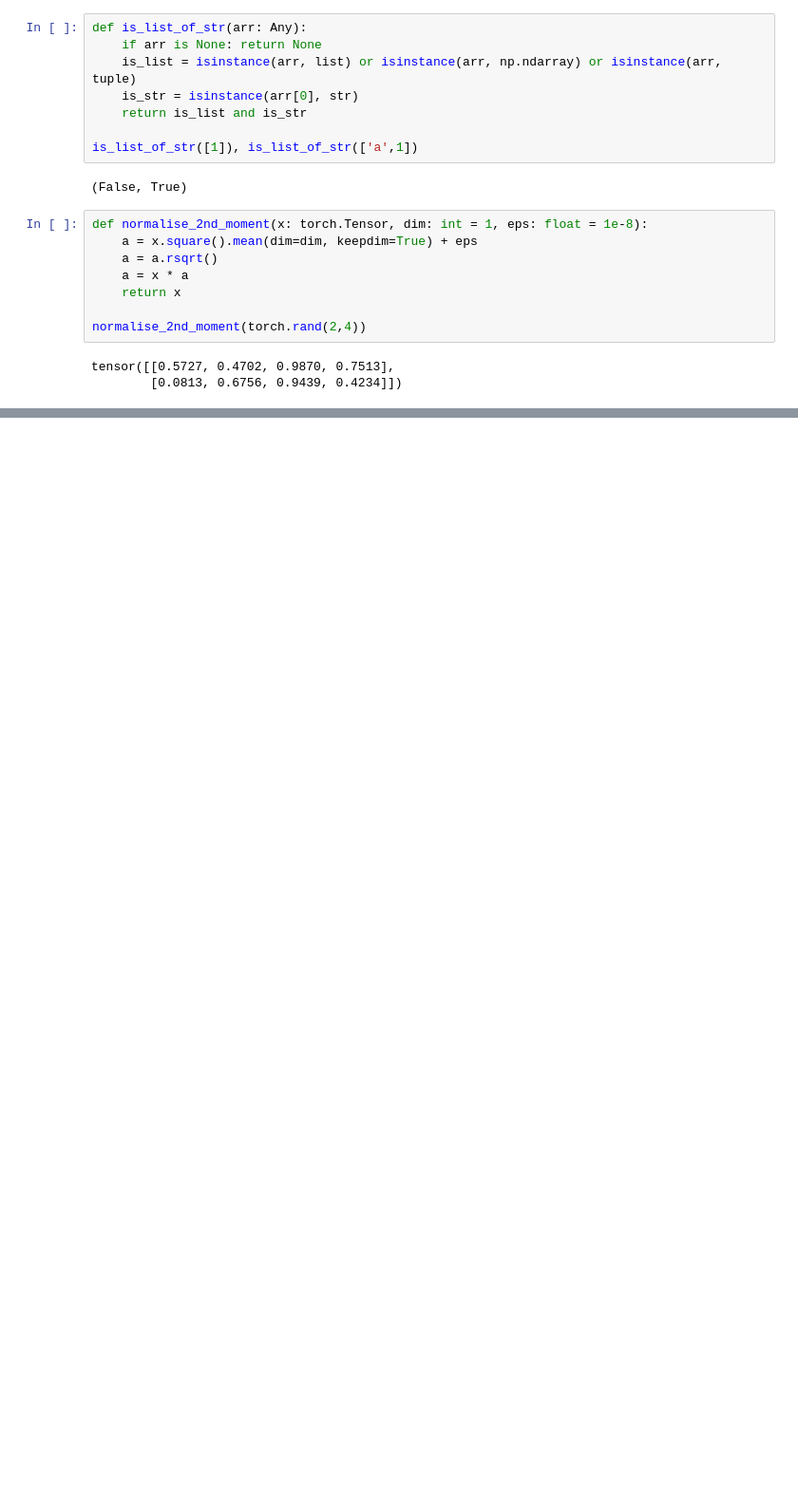
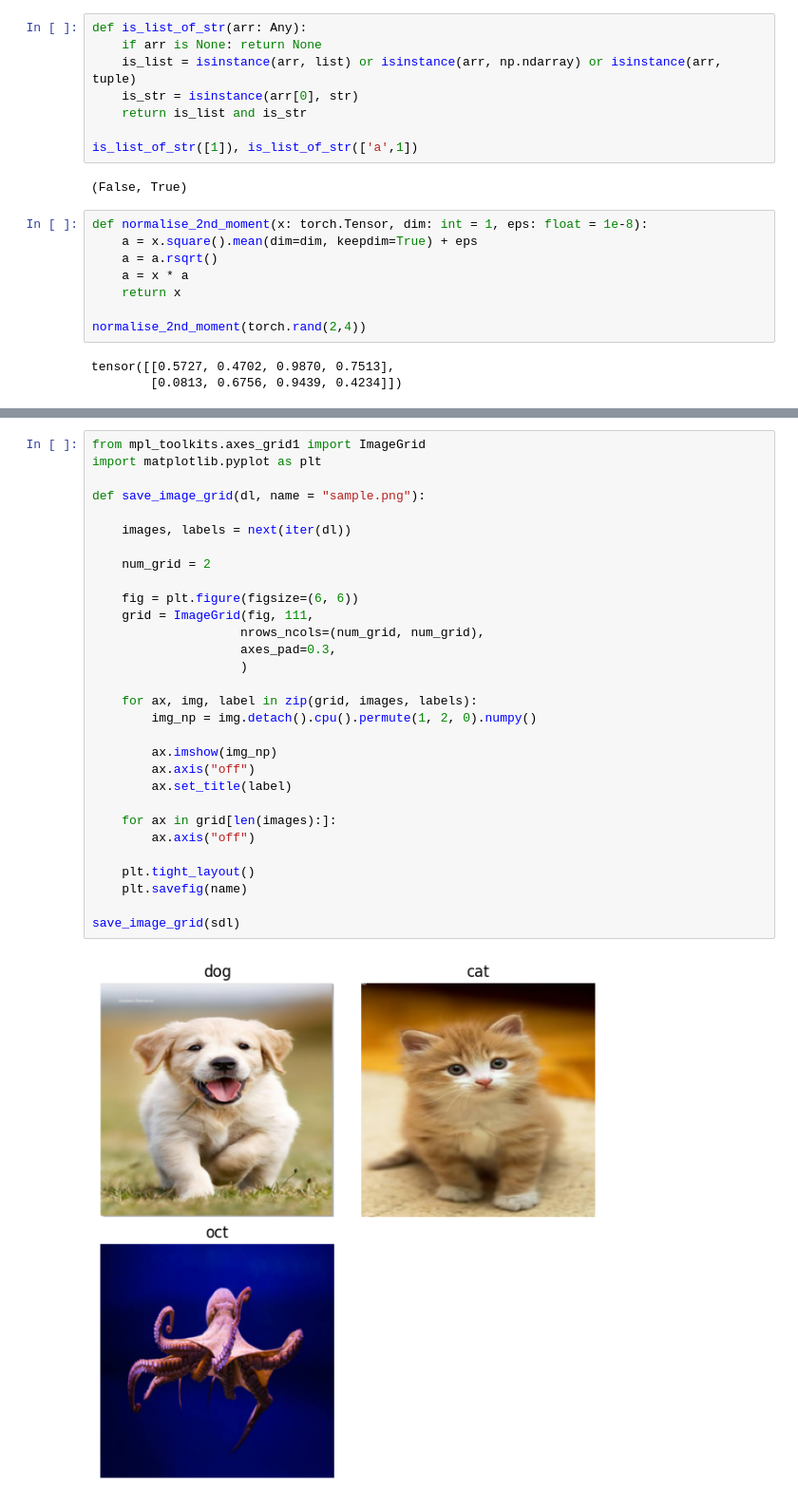
Before and after one commit to Mafaz03/StyleGAN-T, a Jupyter notebook: notebooks/Networks/helper.ipynb, the cells around one changed output, grey strips where cells are left out. Shown: that part at 95% size. Saved outputs shown, nothing was run; the diff lists cells and outputs as text; blank space fills up the shorter version.

```diff
--- a/notebooks/Networks/helper.ipynb
+++ b/notebooks/Networks/helper.ipynb
@@ -54,0 +79,32 @@ tensor([[0.5727, 0.4702, 0.9870, 0.7513],
+# %%
+from mpl_toolkits.axes_grid1 import ImageGrid
+import matplotlib.pyplot as plt
+
+def save_image_grid(dl, name = "sample.png"):
+
+    images, labels = next(iter(dl))
+
+    num_grid = 2
+
+    fig = plt.figure(figsize=(6, 6))
+    grid = ImageGrid(fig, 111,
+                    nrows_ncols=(num_grid, num_grid),
+                    axes_pad=0.3,
+                    )
+
+    for ax, img, label in zip(grid, images, labels):
+        img_np = img.detach().cpu().permute(1, 2, 0).numpy()
+
+        ax.imshow(img_np)
+        ax.axis("off")
+        ax.set_title(label)
+
+    for ax in grid[len(images):]:
+        ax.axis("off")
+
+    plt.tight_layout()
+    plt.savefig(name)
+
+save_image_grid(sdl)
+# %% [output]
+[figure, added]
```
Also changed, not shown: parts of 4 cells of this notebook, 2 other files.
